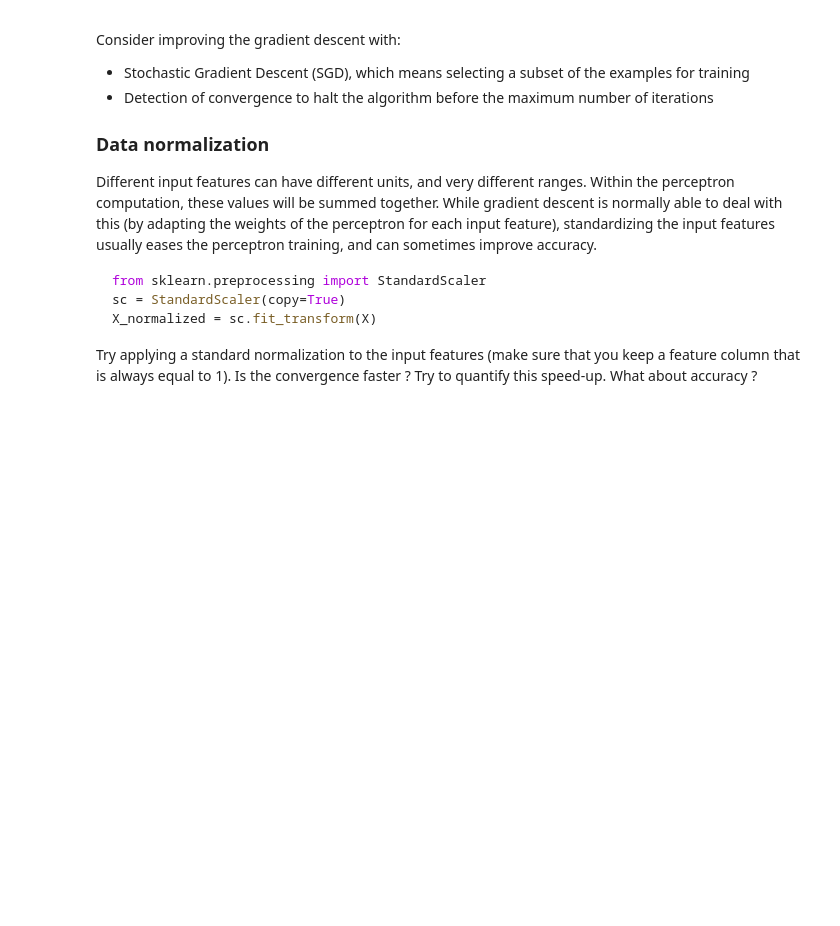
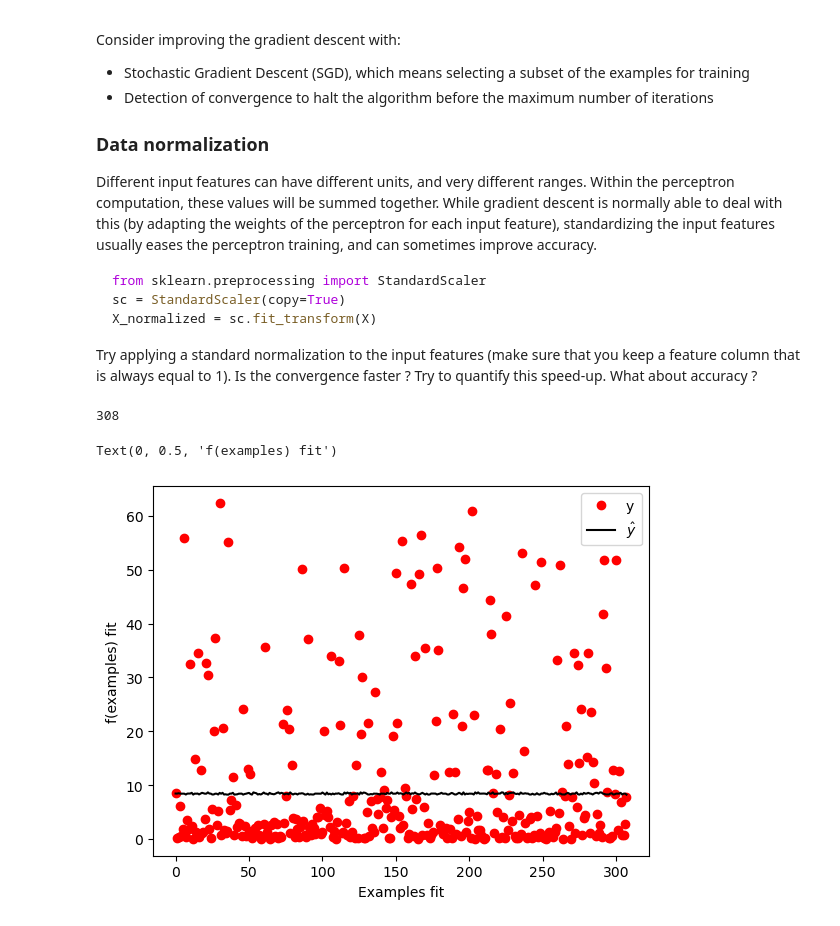
Before and after one commit to posornio/TP_ML, a Jupyter notebook: perceptron.ipynb, the cells around one changed output. Drawn from its saved outputs; the diff is of its cells as text; code cells hidden in the pictures; blank space fills up the shorter version.

````diff
--- a/perceptron.ipynb
+++ b/perceptron.ipynb
@@ -216,14 +218,28 @@ def perceptron(w_init, X, Y, alpha, max_iter,conv):
         loss.append(emp_loss(v1,X,Y))
         v1=v2
         v2=compute_update(v1, X, Y, alpha )
+    #plt.plot(loss)
+    #plt.xlabel("Nb d'itérations")
+    #plt.ylabel("Loss")
+    return v1
+
+def perceptron_with_plot(w_init, X, Y, alpha, max_iter,conv):
+    v1=compute_update(w_init, X, Y, alpha )
+    v2 =compute_update(v1, X, Y, alpha )
+    loss=[]
+    i=0
+    while((abs(emp_loss(v1,X,Y)-emp_loss(v2,X,Y))>conv) & (i < max_iter)):
+        i+=1
+        loss.append(emp_loss(v1,X,Y))
+        v1=v2
+        v2=compute_update(v1, X, Y, alpha )
     plt.plot(loss)
     plt.xlabel("Nb d'itérations")
     plt.ylabel("Loss")
     return v1
-w=perceptron(w,X,Y,10e-6,10e3,10e-5)
-#on remarque que la loss converge vers 230, on a testé plusieurs valeurs de alpha
-# et on a remarqué que la loss converge vers 230, peut importe la valeur de alpha
-# si alpha est trop petit, la loss converge vers 230 plus lentement
+w=perceptron_with_plot(w,X,Y,10e-6,10e3,10e-5)
+# we can see that the loss converges to 230, we tested several values of alpha
+#if alpha is too small, the loss converges to 230 more slowly
 # %% [output]
 [figure]
 # %%
@@ -273,3 +291,27 @@ X_normalized = sc.fit_transform(X)
 ```
 
 Try applying a standard normalization to the input features (make sure that you keep a feature column that is always equal to 1). Is the convergence faster ? Try to quantify this speed-up. What about accuracy ?
+# %%
+from sklearn.preprocessing import StandardScaler
+sc = StandardScaler()
+def perceptron2(w_init, X, Y, alpha, max_iter,conv):
+    X_normalied = sc.fit_transform(X)
+    X_normalied = np.insert(X_normalied, 0, np.ones((len(X))), axis= 1)
+    return perceptron(w_init, X_normalied, Y, alpha, max_iter,conv)
+w = np.zeros(len(X[0]))
+plt.close()
+X2 = X.copy()
+Y2 = Y.copy()
+w2=perceptron2(w,X2,Y2,10e-6,10e3,10e-5)
+num_samples_to_plot = 1000
+plt.plot(Y2[0:num_samples_to_plot], 'ro', label='y')
+yw2 = [h(w2,x) for x in X2]
+print(len(yw2))
+plt.plot(yw2[0:num_samples_to_plot], 'k', label='$\hat{y}$')
+plt.legend()
+plt.xlabel("Examples fit")
+plt.ylabel("f(examples) fit")
+# %% [output]
+308
+Text(0, 0.5, 'f(examples) fit')
+[figure, added]
````
Also changed, not shown: parts of 2 cells of this notebook, 1 other file.
